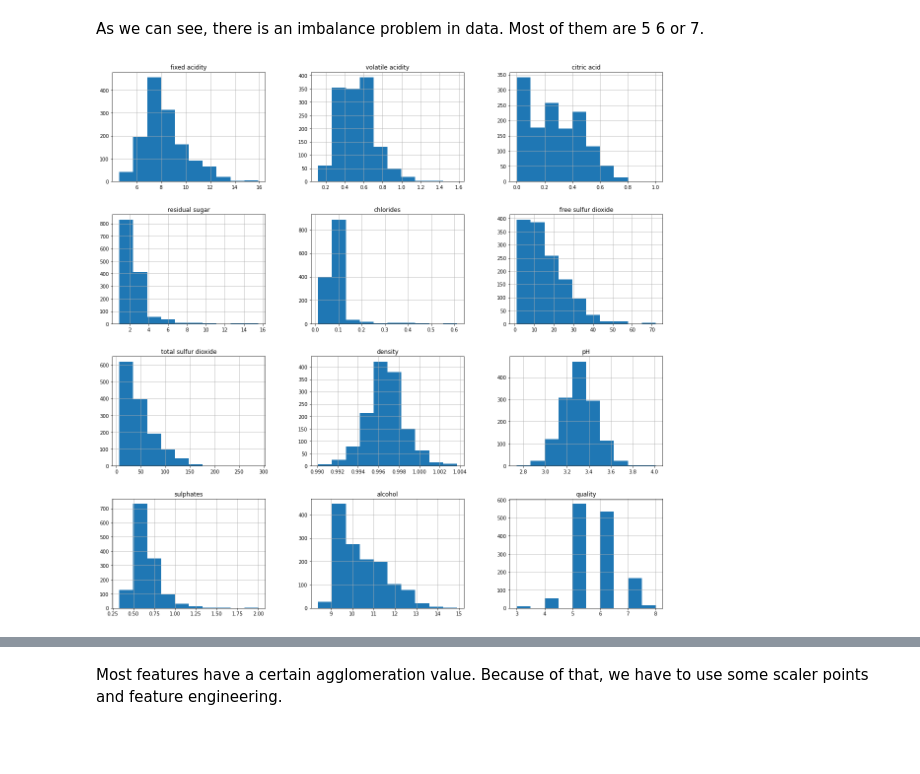
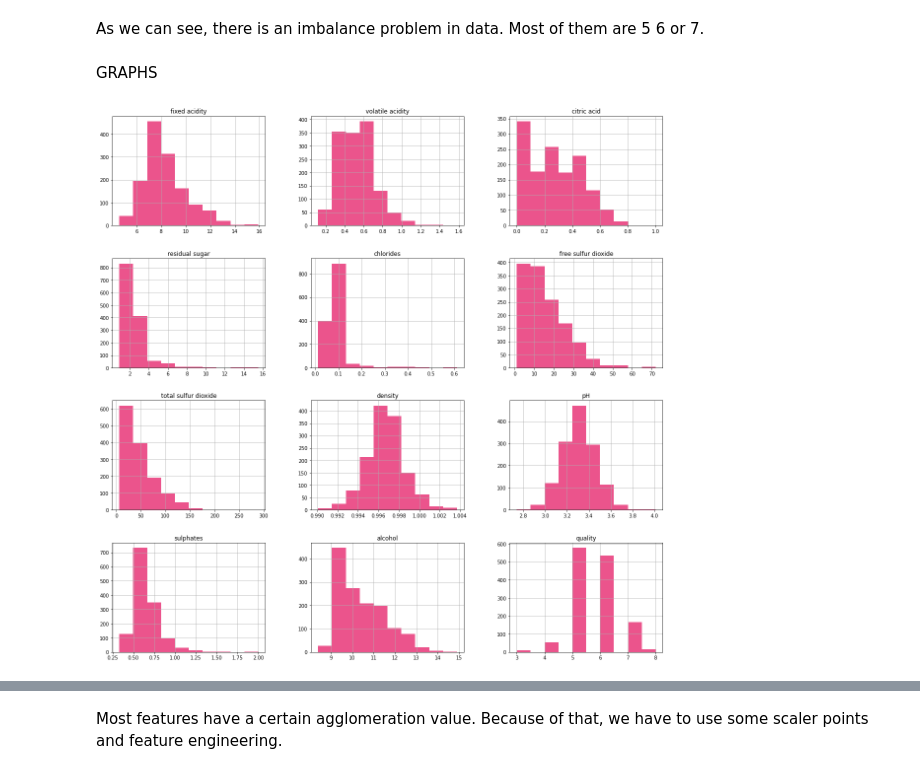
Before and after one commit to gokce-nur00/wine-quality, a Jupyter notebook: train.ipynb, the cells around one changed output, grey strips where cells are left out. Drawn from its saved outputs; the diff is of its cells as text; code cells hidden in the pictures; blank space fills up the shorter version.

```diff
--- a/train.ipynb
+++ b/train.ipynb
@@ -115,8 +118,10 @@ quality.value_counts()
 Name: quality, dtype: int64
 # %% [markdown]
 As we can see, there is an imbalance problem in data. Most of them are 5 6 or 7.
+# %% [markdown]
+GRAPHS
 # %%
-data.hist(figsize=(20,20))
+data.hist(figsize=(20,20), color = "#EB548C")
 plt.show()
 # %% [output]
-[figure, old version]
+[figure, new version]
```
Also changed, not shown: parts of 32 cells of this notebook.
